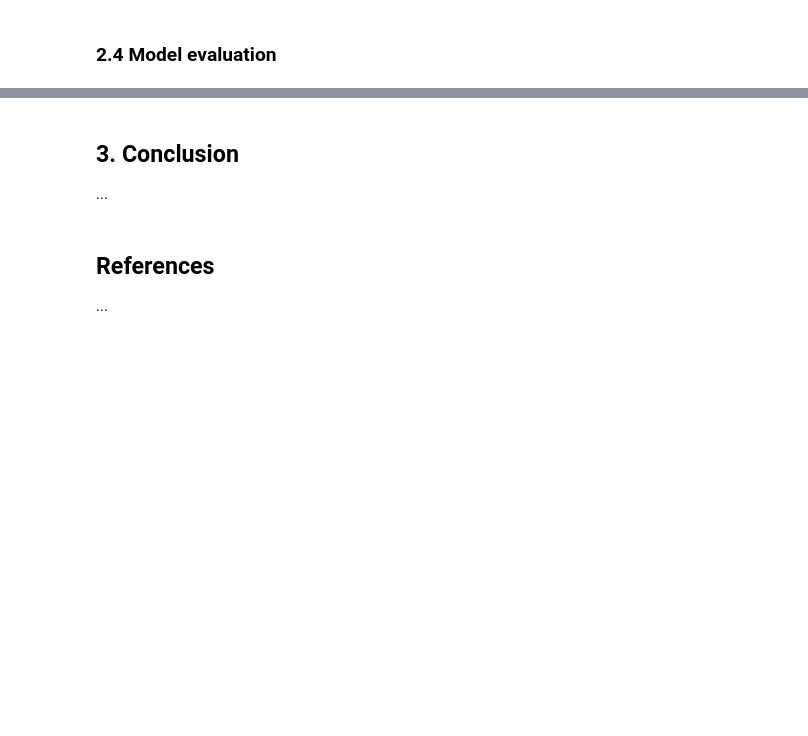
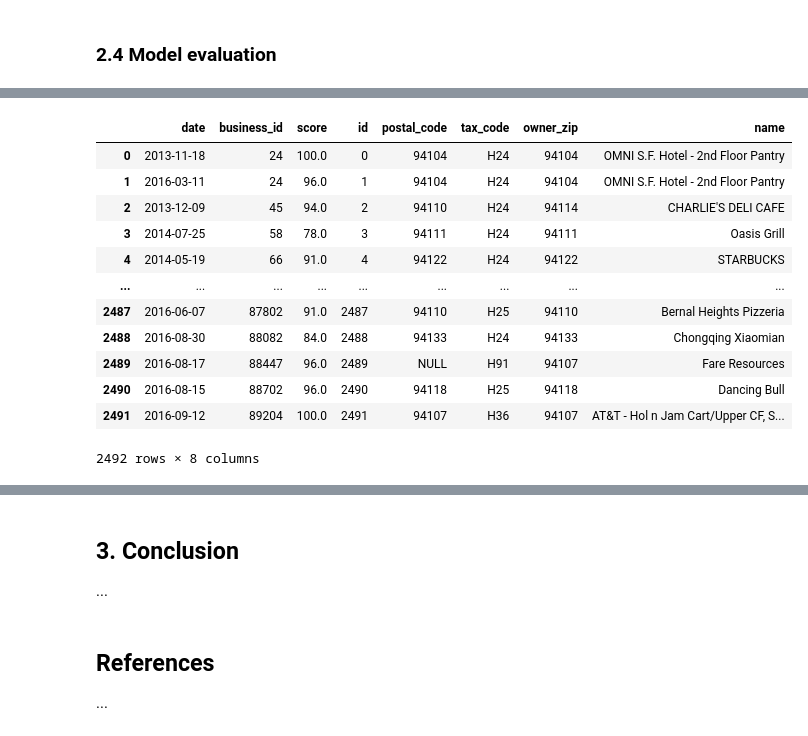
Before and after one commit to getml/getml-demo, a Jupyter notebook: sfscores.ipynb, the cells around one changed output, grey strips where cells are left out. Cells and saved outputs as stored; diff of their text form; code cells hidden in the pictures; blank space fills up the shorter version.

```diff
--- a/sfscores.ipynb
+++ b/sfscores.ipynb
@@ -607,0 +575,23 @@ RelMT: Building features...
+# %%
+population_test_pd["id"] = population_test_pd.index
+
+population_test_pd = population_test_pd.merge(
+    businesses_pd,
+    on="business_id"
+)
+
+population_test_pd
+# %% [output]
+|  | date | business_id | score | id | postal_code | tax_code | owner_zip | name |
+| 0 | 2013-11-18 | 24 | 100.0 | 0 | 94104 | H24 | 94104 | OMNI S.F. Hotel - 2nd Floor Pantry |
+| 1 | 2016-03-11 | 24 | 96.0 | 1 | 94104 | H24 | 94104 | OMNI S.F. Hotel - 2nd Floor Pantry |
+| 2 | 2013-12-09 | 45 | 94.0 | 2 | 94110 | H24 | 94114 | CHARLIE'S DELI CAFE |
+| 3 | 2014-07-25 | 58 | 78.0 | 3 | 94111 | H24 | 94111 | Oasis Grill |
+| 4 | 2014-05-19 | 66 | 91.0 | 4 | 94122 | H24 | 94122 | STARBUCKS |
+| ... | ... | ... | ... | ... | ... | ... | ... | ... |
+| 2487 | 2016-06-07 | 87802 | 91.0 | 2487 | 94110 | H25 | 94110 | Bernal Heights Pizzeria |
+| 2488 | 2016-08-30 | 88082 | 84.0 | 2488 | 94133 | H24 | 94133 | Chongqing Xiaomian |
+| 2489 | 2016-08-17 | 88447 | 96.0 | 2489 | NULL | H91 | 94107 | Fare Resources |
+| 2490 | 2016-08-15 | 88702 | 96.0 | 2490 | 94118 | H25 | 94118 | Dancing Bull |
+| 2491 | 2016-09-12 | 89204 | 100.0 | 2491 | 94107 | H36 | 94107 | AT&T - Hol n Jam Cart/Upper CF, S... |
+2492 rows × 8 columns
```
Also changed, not shown: parts of 40 cells of this notebook.
